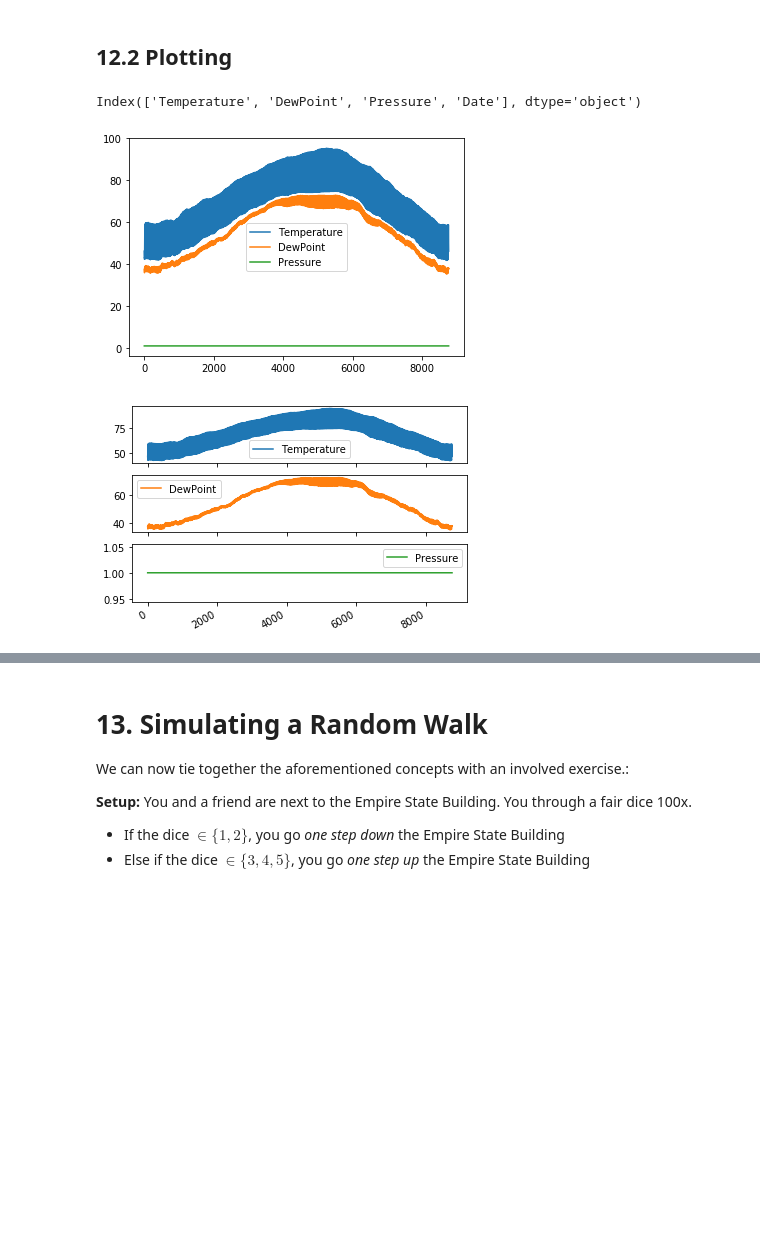
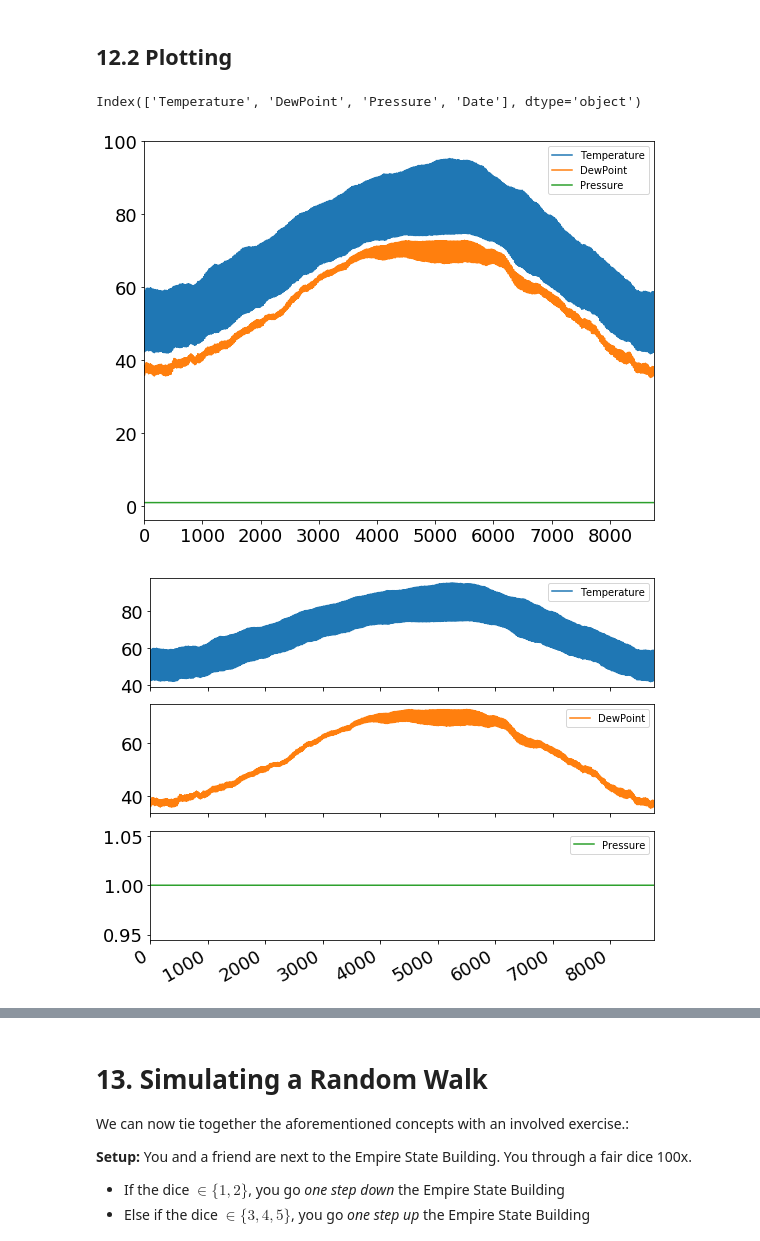
Before and after one commit to christianjauregui/Python-tutorials-programming_essentials, a Jupyter notebook: ProgrammingInPython-TUTORIAL1.ipynb, the cells around one changed output, grey strips where cells are left out. Drawn from its saved outputs; the diff is of its cells as text; code cells hidden in the pictures; blank space fills up the shorter version.

```diff
--- a/ProgrammingInPython-TUTORIAL1.ipynb
+++ b/ProgrammingInPython-TUTORIAL1.ipynb
@@ -235,22 +256,31 @@ plt.clf()
 
 Below, I revisit the scatter plot from before and enhance the visualization!
 # %%
+import matplotlib as mpl
+import matplotlib.pyplot as plt
+mpl.rcParams['axes.labelsize'] = 20
+mpl.rcParams['xtick.labelsize'] = 18
+mpl.rcParams['ytick.labelsize'] = 18
+
+### this allows plots to appear directly in the notebook
+%matplotlib inline
+
 # 's': controls the "size" of the scatter plots, they are now set to 2*pop
 # 'alpha': controls the opacity of the bubbles
+fig, axes = plt.subplots(figsize=(12,8))
 plt.scatter(gdp_cap, life_exp, s=np.array(pop)*2, alpha=0.8)
 
 plt.xscale('log')
 plt.xlabel('GDP per Capita [in USD]')
 plt.ylabel('Life Expectancy [in years]')
-plt.title('World Development in 2007')
+plt.title('World Development in 2007', fontsize=18)
 plt.xticks([1000, 10000, 100000],['1k', '10k', '100k'])
 
 # Additional customizations
-plt.text(1550, 71, 'India')
-plt.text(5700, 80, 'China')
+plt.text(1550, 71, 'India', fontsize=15)
+plt.text(5700, 80, 'China', fontsize=15)
 
 # Add grid() call
 plt.grid(True)
-
-plt.show()
+plt.tight_layout()
 # %% [output]
@@ -927,28 +957,33 @@ IBM 156.08 160.01 159.81 165.22 172.25 167.15 1...
 # %% [markdown]
 ## 12.2 Plotting
 # %%
+import matplotlib as mpl
+import matplotlib.pyplot as plt
+mpl.rcParams['axes.labelsize'] = 20
+mpl.rcParams['xtick.labelsize'] = 18
+mpl.rcParams['ytick.labelsize'] = 18
+
 df = pd.read_csv('weather_data_austin_2010.csv')
 print(df.columns)
 
 ### Plot all columns (default)
-df.plot()
-plt.show()
-
+df.plot(figsize=(8,6))
+plt.tight_layout()
 
 ### Plot all columns as subplots
-df.plot(subplots=True)
-plt.show()
+df.plot(subplots=True, figsize=(8,6))
+plt.tight_layout()
 
 ### Plot just the Dew Point data
 column_list1 = ['DewPoint']
-df[column_list1].plot()
-plt.show()
+df[column_list1].plot(figsize=(8,6))
+plt.tight_layout()
 
 ### Plot the Dew Point and Temperature data, but not the Pressure data
 column_list2 = ['Temperature','DewPoint']
-df[column_list2].plot()
-plt.show()
+df[column_list2].plot(figsize=(8,6))
+plt.tight_layout()
 # %% [output]
 Index(['Temperature', 'DewPoint', 'Pressure', 'Date'], dtype='object')
-[figure, old version]
+[figure, new version]
-[figure, old version]
+[figure, new version]
```
Also changed, not shown: parts of 33 cells of this notebook.
